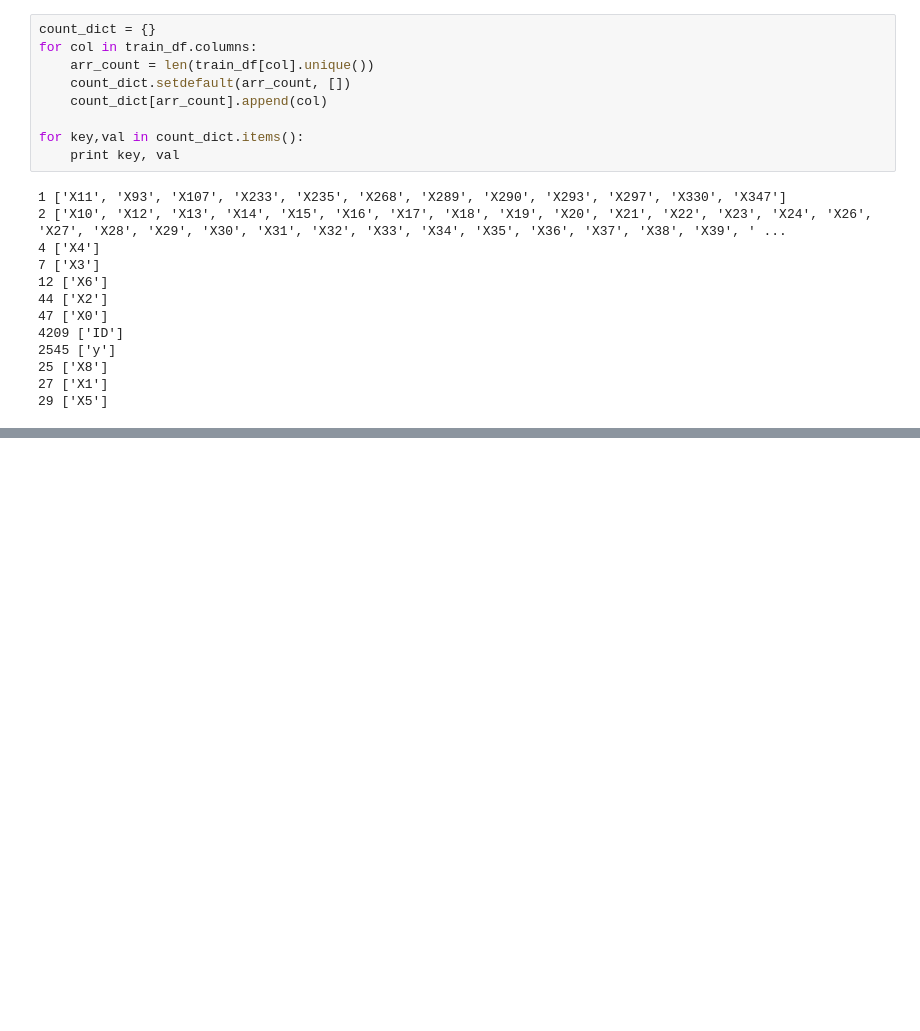
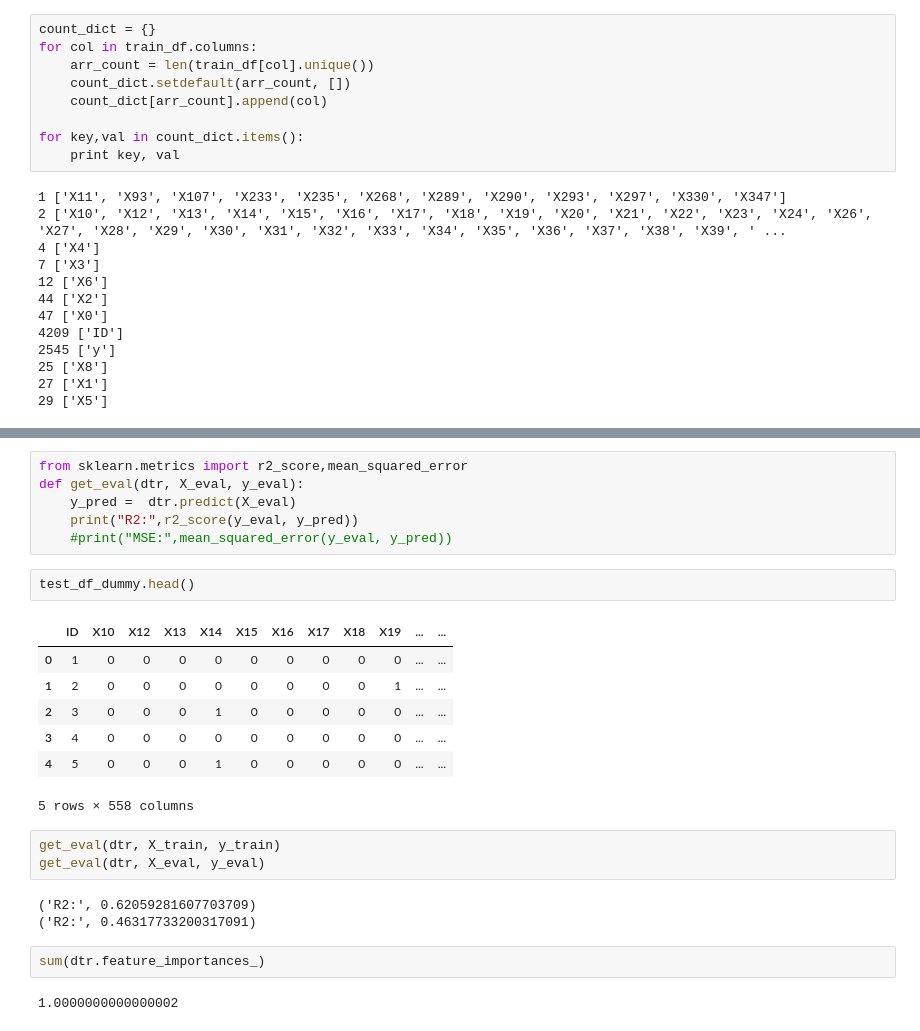
Before and after one commit to fridayguo/kaggle_start, a Jupyter notebook: car/car_note.ipynb, the cells around one changed output, grey strips where cells are left out. Drawn from its saved outputs; the diff is of its cells as text; blank space fills up the shorter version.

```diff
--- a/car/car_note.ipynb
+++ b/car/car_note.ipynb
@@ -106,0 +199,26 @@ for var in ['X1','X2']:
+# %%
+from sklearn.metrics import r2_score,mean_squared_error
+def get_eval(dtr, X_eval, y_eval):
+    y_pred =  dtr.predict(X_eval)
+    print("R2:",r2_score(y_eval, y_pred))
+    #print("MSE:",mean_squared_error(y_eval, y_pred))
+# %%
+test_df_dummy.head()
+# %% [output]
+|  | ID | X10 | X12 | X13 | X14 | X15 | X16 | X17 | X18 | X19 | ... | ... |
+| 0 | 1 | 0 | 0 | 0 | 0 | 0 | 0 | 0 | 0 | 0 | ... | ... |
+| 1 | 2 | 0 | 0 | 0 | 0 | 0 | 0 | 0 | 0 | 1 | ... | ... |
+| 2 | 3 | 0 | 0 | 0 | 1 | 0 | 0 | 0 | 0 | 0 | ... | ... |
+| 3 | 4 | 0 | 0 | 0 | 0 | 0 | 0 | 0 | 0 | 0 | ... | ... |
+| 4 | 5 | 0 | 0 | 0 | 1 | 0 | 0 | 0 | 0 | 0 | ... | ... |
+5 rows × 558 columns
+# %%
+get_eval(dtr, X_train, y_train)
+get_eval(dtr, X_eval, y_eval)
+# %% [output]
+('R2:', 0.62059281607703709)
+('R2:', 0.46317733200317091)
+# %%
+sum(dtr.feature_importances_)
+# %% [output]
+1.0000000000000002
```
Also changed, not shown: parts of 12 cells of this notebook, 1 other file.
